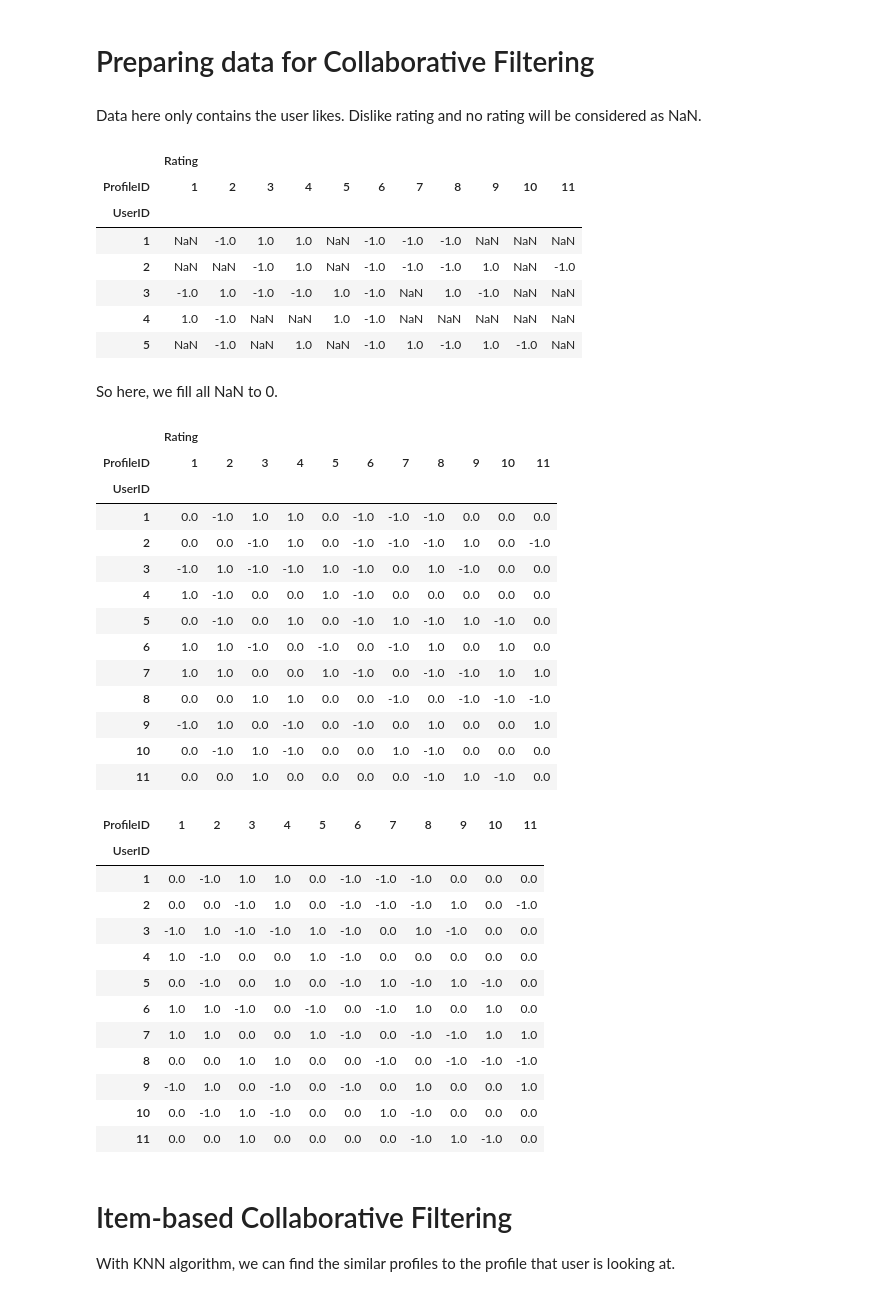
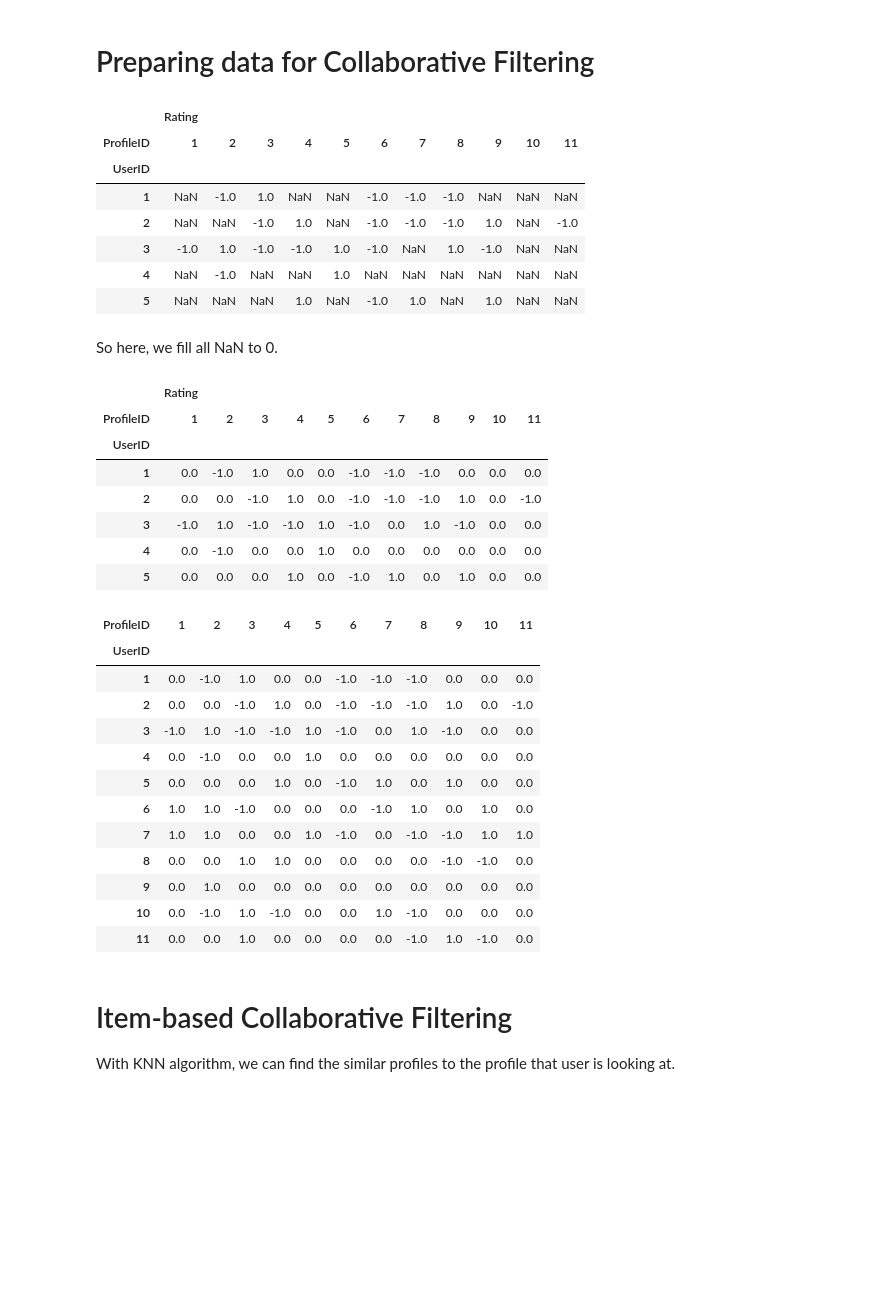
Before and after one commit to IamMrandrew/recommender-system-collaborative-filtering, a Jupyter notebook: RecommenderSystemCollaborativeFiltering.ipynb, the cells around one changed output. Cells and saved outputs as stored; diff of their text form; code cells hidden in the pictures; blank space fills up the shorter version.

Commit message:
Split data into train and test set for rmse

```diff
--- a/RecommenderSystemCollaborativeFiltering.ipynb
+++ b/RecommenderSystemCollaborativeFiltering.ipynb
@@ -89,40 +89,39 @@ ratings
 68 rows × 5 columns
 # %% [markdown]
 # Preparing data for Collaborative Filtering
-# %% [markdown]
-Data here only contains the user likes. Dislike rating and no rating will be considered as NaN.
+# %%
+from sklearn.model_selection import train_test_split
+
+train_user_ratings, test_user_ratings = train_test_split(ratings, test_size=0.2)
+
+test_user_ratings = test_user_ratings.drop(columns=["Gender", "Name"])
+train_user_ratings = train_user_ratings.drop(columns=["Gender", "Name"])
 # %%
-user_ratings = ratings.pivot_table(index=["UserID"], columns=["ProfileID"], values=["Rating"])
+user_ratings = train_user_ratings.pivot_table(index=["UserID"], columns=["ProfileID"], values=["Rating"])
 user_ratings.head()
 # %% [output]
 |  | Rating |  |  |  |  |  |  |  |  |  |  |
 | ProfileID | 1 | 2 | 3 | 4 | 5 | 6 | 7 | 8 | 9 | 10 | 11 |
 | UserID |  |  |  |  |  |  |  |  |  |  |  |
-| 1 | NaN | -1.0 | 1.0 | 1.0 | NaN | -1.0 | -1.0 | -1.0 | NaN | NaN | NaN |
+| 1 | NaN | -1.0 | 1.0 | NaN | NaN | -1.0 | -1.0 | -1.0 | NaN | NaN | NaN |
 | 2 | NaN | NaN | -1.0 | 1.0 | NaN | -1.0 | -1.0 | -1.0 | 1.0 | NaN | -1.0 |
 | 3 | -1.0 | 1.0 | -1.0 | -1.0 | 1.0 | -1.0 | NaN | 1.0 | -1.0 | NaN | NaN |
-| 4 | 1.0 | -1.0 | NaN | NaN | 1.0 | -1.0 | NaN | NaN | NaN | NaN | NaN |
-| 5 | NaN | -1.0 | NaN | 1.0 | NaN | -1.0 | 1.0 | -1.0 | 1.0 | -1.0 | NaN |
+| 4 | NaN | -1.0 | NaN | NaN | 1.0 | NaN | NaN | NaN | NaN | NaN | NaN |
+| 5 | NaN | NaN | NaN | 1.0 | NaN | -1.0 | 1.0 | NaN | 1.0 | NaN | NaN |
 # %% [markdown]
 So here, we fill all NaN to 0.
 # %%
 user_ratings = user_ratings.fillna(0)
-user_ratings
+user_ratings.head()
 # %% [output]
 |  | Rating |  |  |  |  |  |  |  |  |  |  |
 | ProfileID | 1 | 2 | 3 | 4 | 5 | 6 | 7 | 8 | 9 | 10 | 11 |
 | UserID |  |  |  |  |  |  |  |  |  |  |  |
-| 1 | 0.0 | -1.0 | 1.0 | 1.0 | 0.0 | -1.0 | -1.0 | -1.0 | 0.0 | 0.0 | 0.0 |
+| 1 | 0.0 | -1.0 | 1.0 | 0.0 | 0.0 | -1.0 | -1.0 | -1.0 | 0.0 | 0.0 | 0.0 |
 | 2 | 0.0 | 0.0 | -1.0 | 1.0 | 0.0 | -1.0 | -1.0 | -1.0 | 1.0 | 0.0 | -1.0 |
 | 3 | -1.0 | 1.0 | -1.0 | -1.0 | 1.0 | -1.0 | 0.0 | 1.0 | -1.0 | 0.0 | 0.0 |
-| 4 | 1.0 | -1.0 | 0.0 | 0.0 | 1.0 | -1.0 | 0.0 | 0.0 | 0.0 | 0.0 | 0.0 |
-| 5 | 0.0 | -1.0 | 0.0 | 1.0 | 0.0 | -1.0 | 1.0 | -1.0 | 1.0 | -1.0 | 0.0 |
-| 6 | 1.0 | 1.0 | -1.0 | 0.0 | -1.0 | 0.0 | -1.0 | 1.0 | 0.0 | 1.0 | 0.0 |
-| 7 | 1.0 | 1.0 | 0.0 | 0.0 | 1.0 | -1.0 | 0.0 | -1.0 | -1.0 | 1.0 | 1.0 |
-| 8 | 0.0 | 0.0 | 1.0 | 1.0 | 0.0 | 0.0 | -1.0 | 0.0 | -1.0 | -1.0 | -1.0 |
-| 9 | -1.0 | 1.0 | 0.0 | -1.0 | 0.0 | -1.0 | 0.0 | 1.0 | 0.0 | 0.0 | 1.0 |
-| 10 | 0.0 | -1.0 | 1.0 | -1.0 | 0.0 | 0.0 | 1.0 | -1.0 | 0.0 | 0.0 | 0.0 |
-| 11 | 0.0 | 0.0 | 1.0 | 0.0 | 0.0 | 0.0 | 0.0 | -1.0 | 1.0 | -1.0 | 0.0 |
+| 4 | 0.0 | -1.0 | 0.0 | 0.0 | 1.0 | 0.0 | 0.0 | 0.0 | 0.0 | 0.0 | 0.0 |
+| 5 | 0.0 | 0.0 | 0.0 | 1.0 | 0.0 | -1.0 | 1.0 | 0.0 | 1.0 | 0.0 | 0.0 |
 # %%
 # Clear pivot table structure to extra index and columns
 
@@ -139,15 +138,15 @@ user_ratings_df
 # %% [output]
 | ProfileID | 1 | 2 | 3 | 4 | 5 | 6 | 7 | 8 | 9 | 10 | 11 |
 | UserID |  |  |  |  |  |  |  |  |  |  |  |
-| 1 | 0.0 | -1.0 | 1.0 | 1.0 | 0.0 | -1.0 | -1.0 | -1.0 | 0.0 | 0.0 | 0.0 |
+| 1 | 0.0 | -1.0 | 1.0 | 0.0 | 0.0 | -1.0 | -1.0 | -1.0 | 0.0 | 0.0 | 0.0 |
 | 2 | 0.0 | 0.0 | -1.0 | 1.0 | 0.0 | -1.0 | -1.0 | -1.0 | 1.0 | 0.0 | -1.0 |
 | 3 | -1.0 | 1.0 | -1.0 | -1.0 | 1.0 | -1.0 | 0.0 | 1.0 | -1.0 | 0.0 | 0.0 |
-| 4 | 1.0 | -1.0 | 0.0 | 0.0 | 1.0 | -1.0 | 0.0 | 0.0 | 0.0 | 0.0 | 0.0 |
-| 5 | 0.0 | -1.0 | 0.0 | 1.0 | 0.0 | -1.0 | 1.0 | -1.0 | 1.0 | -1.0 | 0.0 |
-| 6 | 1.0 | 1.0 | -1.0 | 0.0 | -1.0 | 0.0 | -1.0 | 1.0 | 0.0 | 1.0 | 0.0 |
+| 4 | 0.0 | -1.0 | 0.0 | 0.0 | 1.0 | 0.0 | 0.0 | 0.0 | 0.0 | 0.0 | 0.0 |
+| 5 | 0.0 | 0.0 | 0.0 | 1.0 | 0.0 | -1.0 | 1.0 | 0.0 | 1.0 | 0.0 | 0.0 |
+| 6 | 1.0 | 1.0 | -1.0 | 0.0 | 0.0 | 0.0 | -1.0 | 1.0 | 0.0 | 1.0 | 0.0 |
 | 7 | 1.0 | 1.0 | 0.0 | 0.0 | 1.0 | -1.0 | 0.0 | -1.0 | -1.0 | 1.0 | 1.0 |
-| 8 | 0.0 | 0.0 | 1.0 | 1.0 | 0.0 | 0.0 | -1.0 | 0.0 | -1.0 | -1.0 | -1.0 |
-| 9 | -1.0 | 1.0 | 0.0 | -1.0 | 0.0 | -1.0 | 0.0 | 1.0 | 0.0 | 0.0 | 1.0 |
+| 8 | 0.0 | 0.0 | 1.0 | 1.0 | 0.0 | 0.0 | 0.0 | 0.0 | -1.0 | -1.0 | 0.0 |
+| 9 | 0.0 | 1.0 | 0.0 | 0.0 | 0.0 | 0.0 | 0.0 | 0.0 | 0.0 | 0.0 | 0.0 |
 | 10 | 0.0 | -1.0 | 1.0 | -1.0 | 0.0 | 0.0 | 1.0 | -1.0 | 0.0 | 0.0 | 0.0 |
 | 11 | 0.0 | 0.0 | 1.0 | 0.0 | 0.0 | 0.0 | 0.0 | -1.0 | 1.0 | -1.0 | 0.0 |
 # %% [markdown]
```
Also changed, not shown: parts of 24 cells of this notebook, 1 other file.
